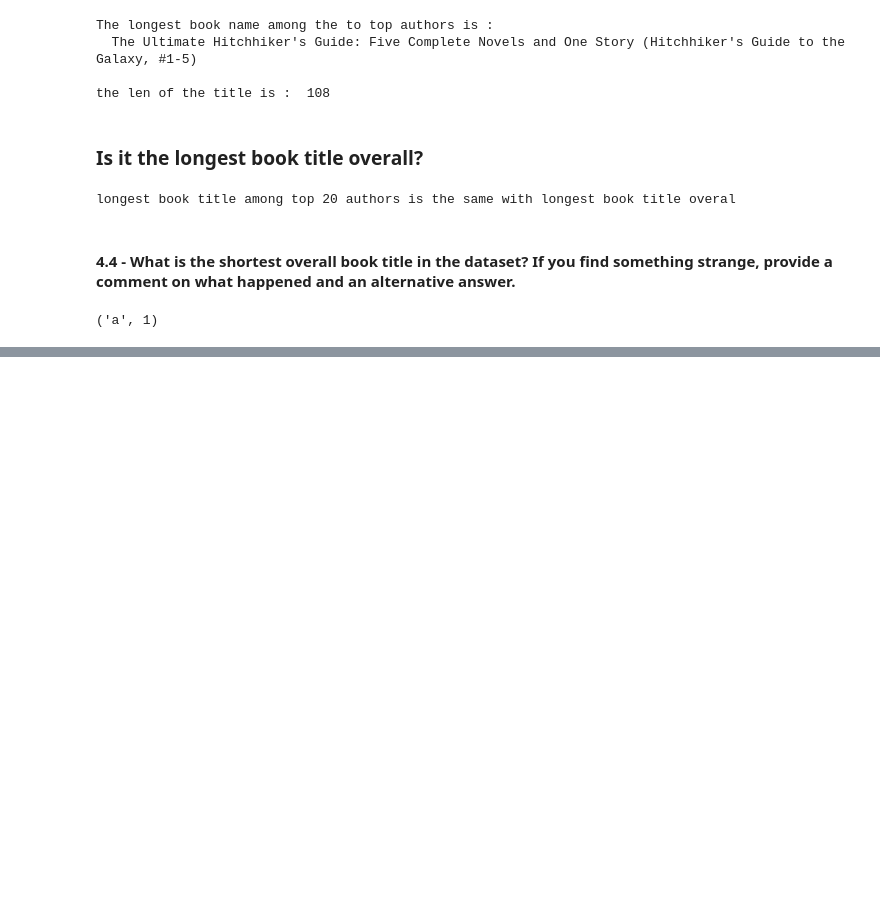
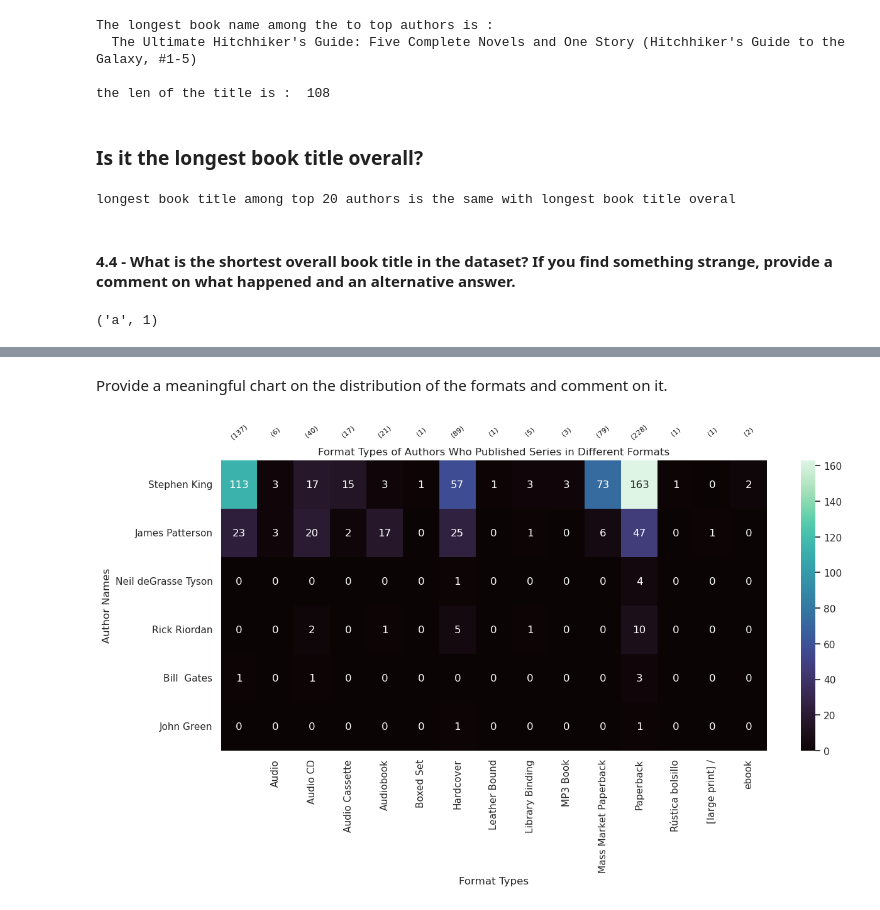
Before and after one commit to lorinco/ADM-HW2, a Jupyter notebook: main.ipynb, the cells around one changed output, grey strips where cells are left out. Cells and saved outputs as stored; diff of their text form; code cells hidden in the pictures; blank space fills up the shorter version.

```diff
--- a/main.ipynb
+++ b/main.ipynb
@@ -643,0 +687,3 @@ shortest_book_title[0]
+# %%
+df_books = pd.read_json('/home/ec2-user/lighter_books.json', lines=True, nrows=100000)
+df_books.head()
@@ -643,0 +773,8 @@ shortest_book_title[0]
+# %%
+top_10_authors = df_authors.nlargest(10, ['fans_count', 'works_count'])
+books_in_series = df_books[(df_books['author_id'].isin(top_10_authors['id'])) & (df_books['series_name'].notnull())]
+authors_with_series = books_in_series['author_id'].unique()
+top_authors_with_series = top_10_authors[top_10_authors['id'].isin(authors_with_series)]
+
+print("Authors among the top 10 who have published a series:")
+print(top_authors_with_series[['name']])
@@ -643,0 +826,27 @@ shortest_book_title[0]
+# %% [markdown]
+Provide a meaningful chart on the distribution of the formats and comment on it.
+# %%
+# Filter authors' format types
+authors_format_counts = books_in_series.groupby('author_id')['format'].value_counts().unstack().fillna(0)
+
+# Get author names from their IDs
+author_names = df_authors.set_index('id')['name']
+
+# Replace author IDs with their names
+authors_format_counts = authors_format_counts.rename(index=author_names)
+
+# Calculate the total number of each format
+totals = authors_format_counts.sum()
+
+plt.figure(figsize=(14, 6))
+sns.heatmap(authors_format_counts, cmap='mako', annot=True, fmt='g')
+
+for i, (col, total) in enumerate(totals.items()):
+    plt.text(i + 0.5, -0.6, f"({int(total)})", ha='center', va='center', rotation=40, fontsize=8, color='black')
+
+plt.title('Format Types of Authors Who Published Series in Different Formats')
+plt.xlabel('Format Types')
+plt.ylabel('Author Names')
+plt.show()
+# %% [output]
+[figure, added]
```
Also changed, not shown: parts of 193 cells of this notebook.
